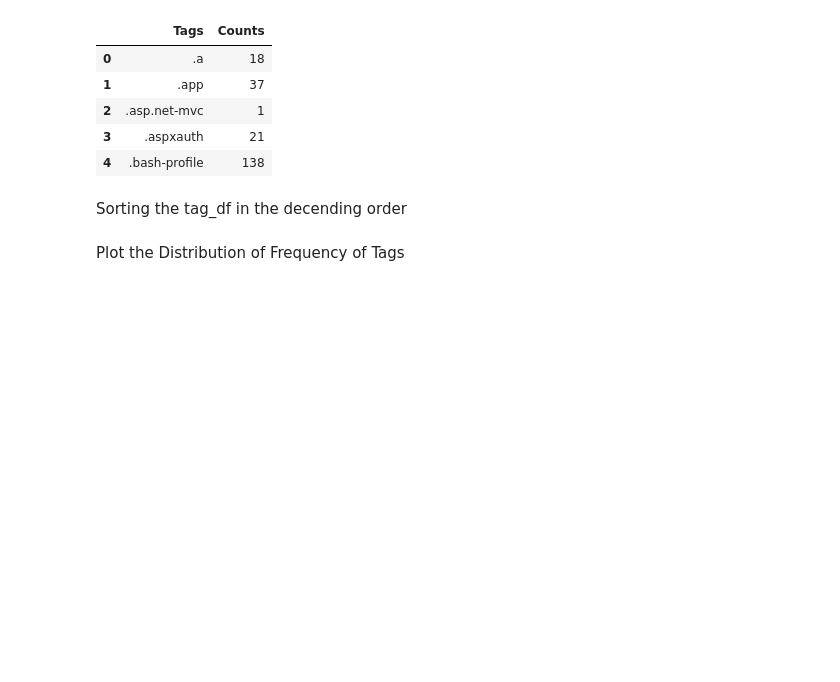
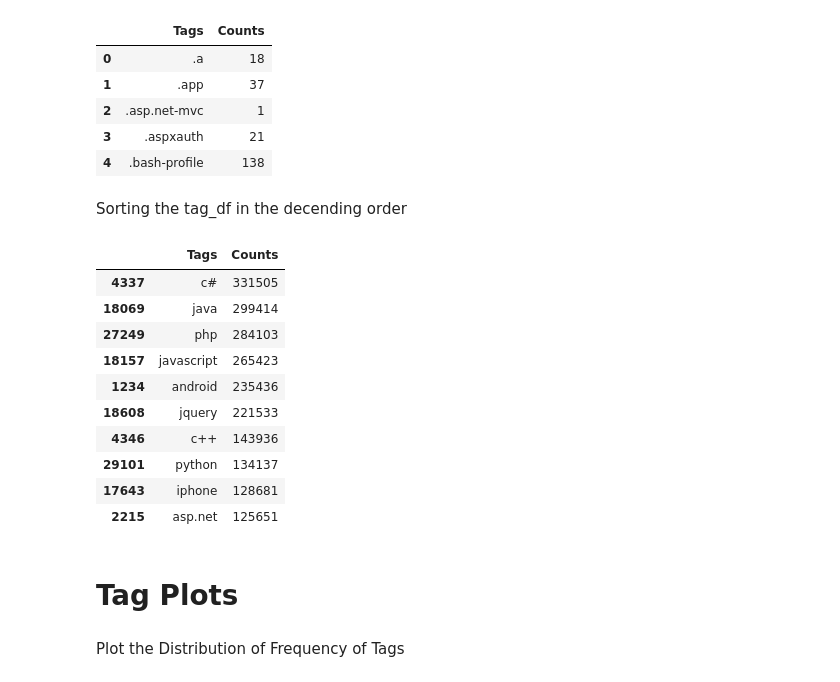
Before and after one commit to erYash15/StackOverflow-Tag-Prediction, a Jupyter notebook: facebook_recruiting_iii_keyword_extraction.ipynb, the cells around one changed output. Cells and saved outputs as stored; diff of their text form; code cells hidden in the pictures; blank space fills up the shorter version.

```diff
--- a/facebook_recruiting_iii_keyword_extraction.ipynb
+++ b/facebook_recruiting_iii_keyword_extraction.ipynb
@@ -179,6 +190,22 @@ tag_df.head()
 Sorting the tag_df in the decending order
 # %%
 tag_df.sort_values(['Counts'], inplace = True, ascending = False)
+# %%
+tag_df.head(10)
+# %% [output]
+|  | Tags | Counts |
+| 4337 | c# | 331505 |
+| 18069 | java | 299414 |
+| 27249 | php | 284103 |
+| 18157 | javascript | 265423 |
+| 1234 | android | 235436 |
+| 18608 | jquery | 221533 |
+| 4346 | c++ | 143936 |
+| 29101 | python | 134137 |
+| 17643 | iphone | 128681 |
+| 2215 | asp.net | 125651 |
+# %% [markdown]
+# Tag **Plots**
 # %% [markdown]
 Plot the Distribution of Frequency of Tags
 # %%
```
Also changed, not shown: parts of 15 cells of this notebook.
